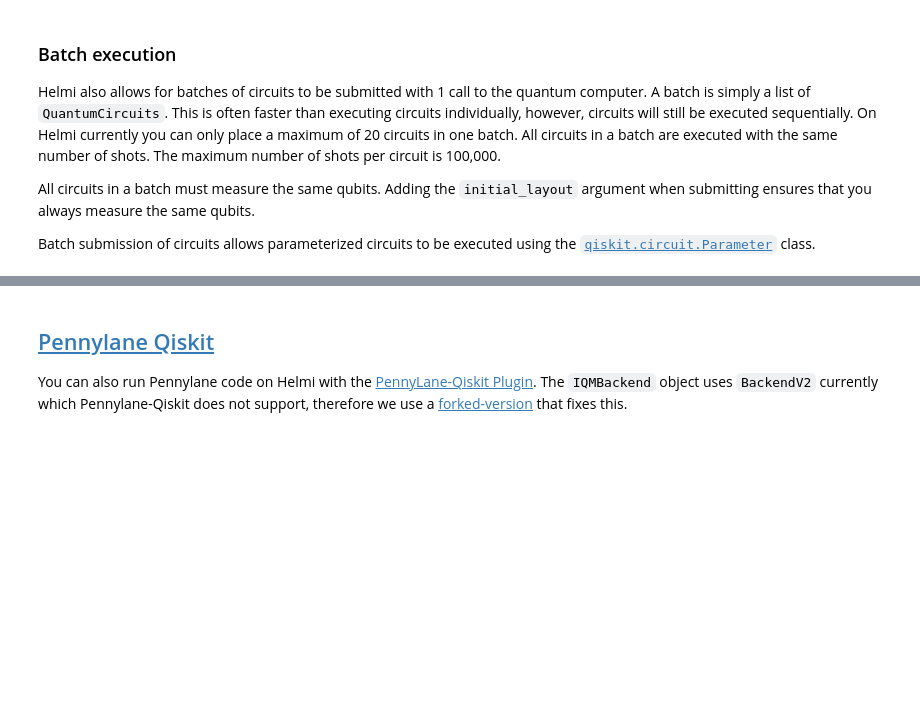
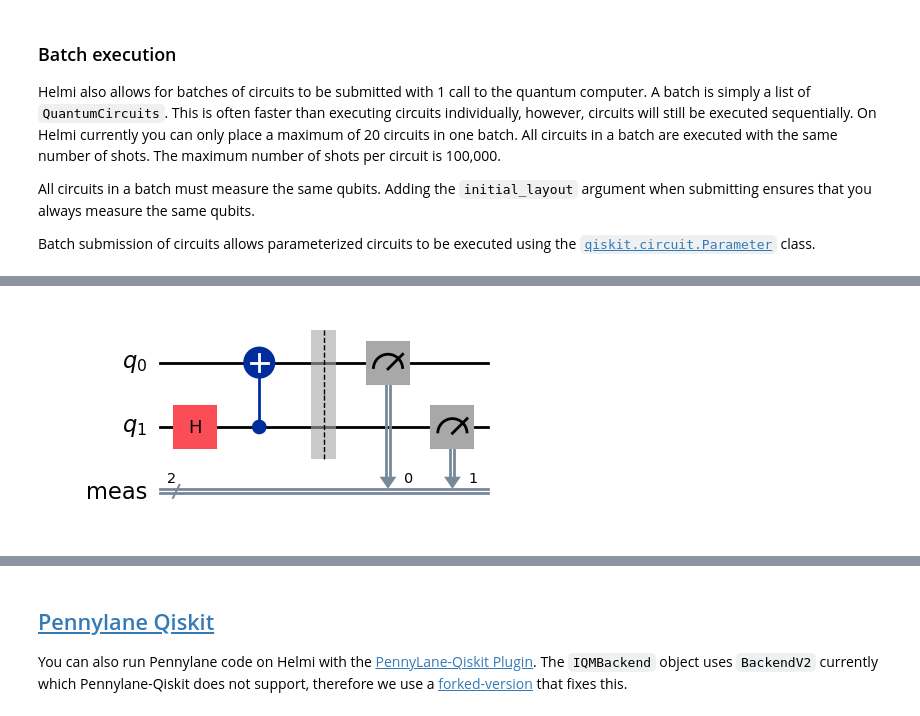
Before and after one commit to vttresearch/quantum-computer-documentation, a Jupyter notebook: docs/examples/intro-to-helmi-qiskit.ipynb, the cells around one changed output, grey strips where cells are left out. Cells and saved outputs as stored; diff of their text form; code cells hidden in the pictures; blank space fills up the shorter version.

```diff
--- a/docs/examples/intro-to-helmi-qiskit.ipynb
+++ b/docs/examples/intro-to-helmi-qiskit.ipynb
@@ -141,15 +154,14 @@ circuit.h(qreg[0])
 circuit.cx(qreg[0], qreg[1])
 circuit.measure_all()
 
-
 # Qubit numbers start at 0 index whereas the qubit names start at 1 index.
 qubit_mapping = {
     qreg[0]: 1,  # Map the first qubit to QB1
     qreg[1]: 2,  # Map the second qubit to QB3
 }
 
-
-job = execute(circuit, backend, shots=100, initial_layout=qubit_mapping)
+transpiled_circuit = transpile(circuit,backend,initial_layout=qubit_mapping)
+job = backend.run(transpiled_circuit)
 # %% [markdown]
  Qiskit refers to qubits using integer indices, whereas IQM uses strings. The backend class provides utility methods for mapping them to one another. Let's see on which physical qubits the logical circuit qubits were mapped.
 # %%
@@ -268,6 +271,7 @@ circuit_1 = QuantumCircuit(2, name="Bell pair circuit")
 circuit_1.h(0)
 circuit_1.cx(0, 1)
 circuit_1.measure_all()
-circuits_list.append(circuit_1)
+transpiled_c1 = transpile(circuit_1,backend)
+circuits_list.append(transpiled_c1)
 
 circuit_1.draw(output="mpl")
@@ -274,10 +280,13 @@ circuit_1.draw(output="mpl")
 # %%
 circuit_2 = QuantumCircuit(2, name="Reverse Bell pair circuit")
 circuit_2.h(1)
 circuit_2.cx(1, 0)
 circuit_2.measure_all()
-circuits_list.append(circuit_2)
+transpiled_c2 = transpile(circuit_2,backend)
+circuits_list.append(transpiled_c2)
 
 circuit_2.draw(output="mpl")
+# %% [output]
+[figure, added]
 # %%
 # Execute and monitor job
```
Also changed, not shown: parts of 28 cells of this notebook.
